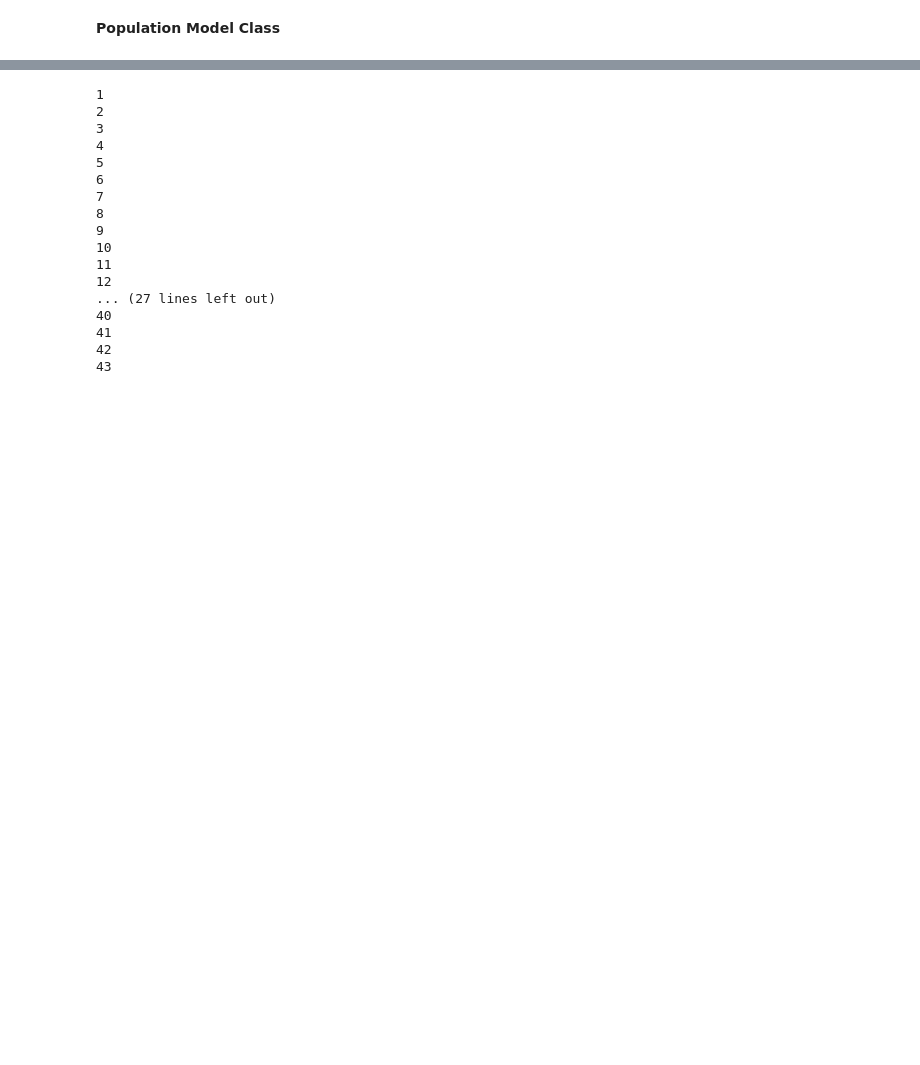
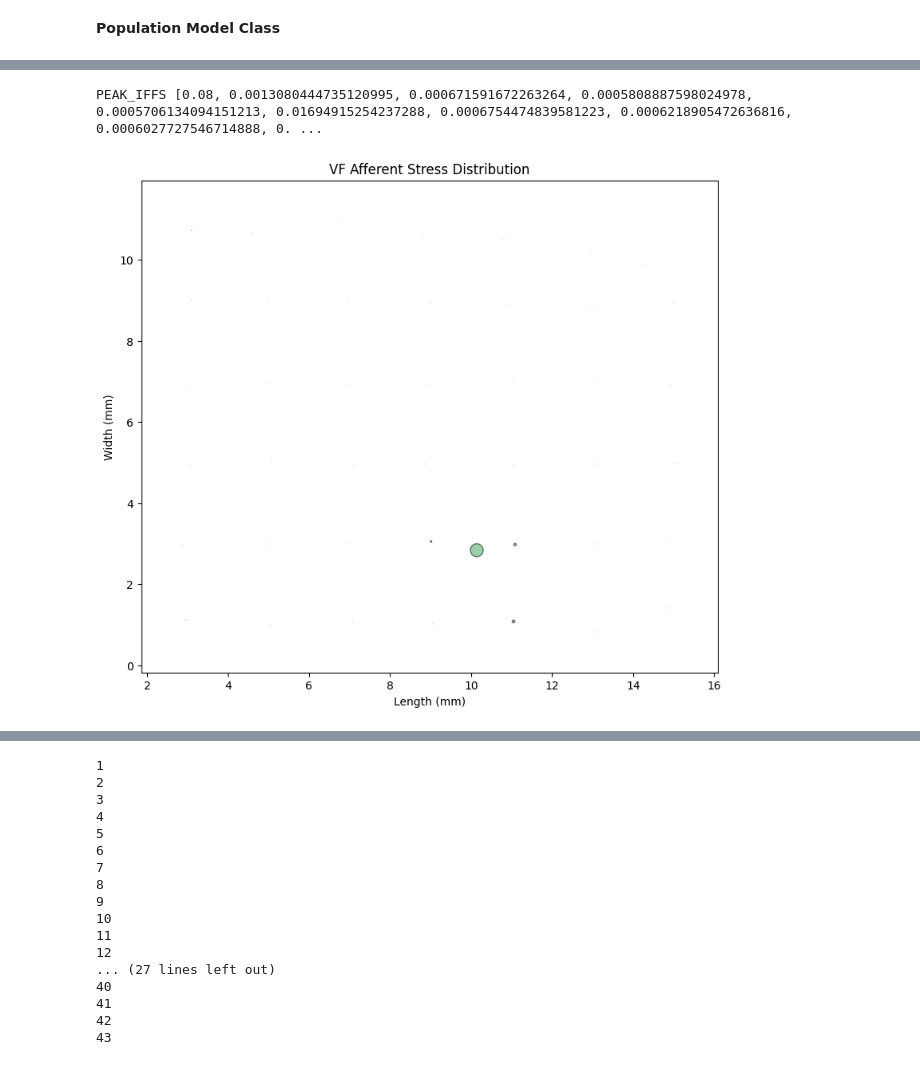
Before and after one commit to abhinavp5/NeuralEncodingModel, a Jupyter notebook: vf_popul_model.ipynb, the cells around one changed output, grey strips where cells are left out. Cells and saved outputs as stored; diff of their text form; code cells hidden in the pictures; blank space fills up the shorter version.

```diff
--- a/vf_popul_model.ipynb
+++ b/vf_popul_model.ipynb
@@ -433,0 +472,9 @@ class VF_Population_Model:
+# %%
+#Creating model class
+vf_model = VF_Population_Model(3.61, "SA")
+# vf_model.spatial_stress_vf_model()
+vf_model.spatial_stress_vf_model(time_of_firing = 1500)
+vf_model.plot_spatial_coords()
+# %% [output]
+PEAK_IFFS [0.08, 0.0013080444735120995, 0.000671591672263264, 0.0005808887598024978, 0.0005706134094151213, 0.01694915254237288, 0.0006754474839581223, 0.0006218905472636816, 0.0006027727546714888, 0. ...
+[figure, added]
```
Also changed, not shown: parts of 8 cells of this notebook, 32 other files.
